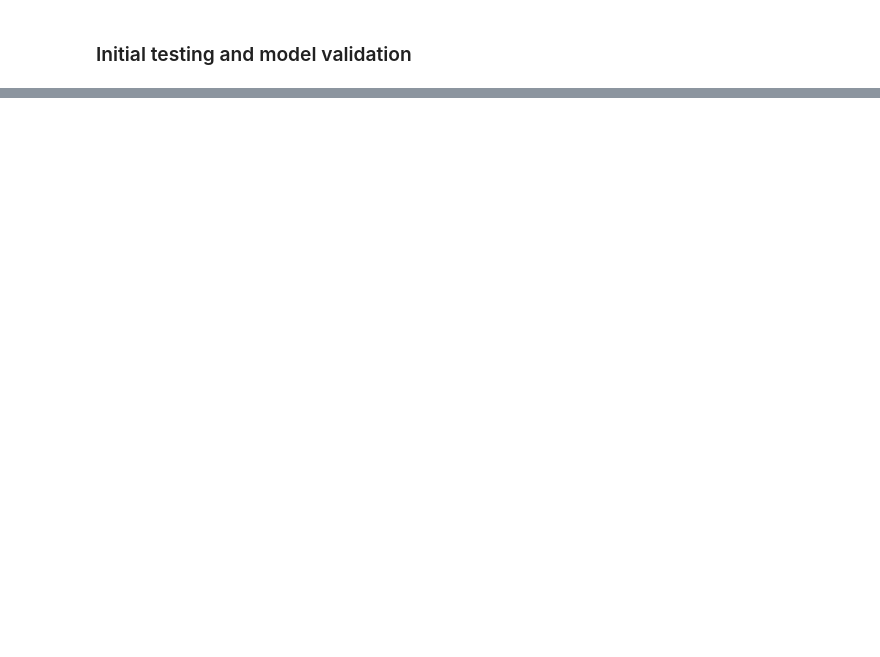
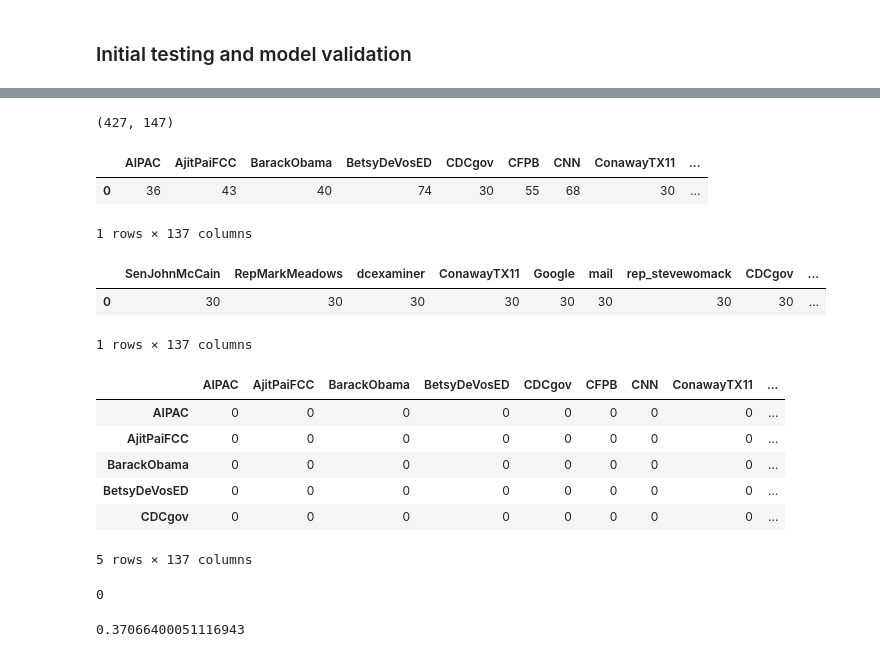
Before and after one commit to Pspanky/CS69-Final, a Jupyter notebook: Data Cleaning.ipynb, the cells around one changed output, grey strips where cells are left out. Saved outputs shown, nothing was run; the diff lists cells and outputs as text; code cells hidden in the pictures; blank space fills up the shorter version.

```diff
--- a/Data Cleaning.ipynb
+++ b/Data Cleaning.ipynb
@@ -284,0 +464,2 @@ TypeError: doc2bow expects an array of unicode tokens on input, not a single str
+# %%
+mdf1 = mdf.transpose()
@@ -284,0 +486,2 @@ TypeError: doc2bow expects an array of unicode tokens on input, not a single str
+# %%
+mdf2 = mdf1[mdf1[0] >= 30]
@@ -284,0 +497,2 @@ TypeError: doc2bow expects an array of unicode tokens on input, not a single str
+# %%
+mdf3 = mdf2.transpose()
@@ -293,0 +927,10 @@ X_train, X_test, y_train, y_test = train_test_split(X, y, test_size=0.25, random
+# %%
+df_final.shape
+# %% [output]
+(427, 147)
+# %%
+mdf3.head()
+# %% [output]
+|  | AIPAC | AjitPaiFCC | BarackObama | BetsyDeVosED | CDCgov | CFPB | CNN | ConawayTX11 | ... |
+| 0 | 36 | 43 | 40 | 74 | 30 | 55 | 68 | 30 | ... |
+1 rows × 137 columns
@@ -293,0 +939,26 @@ X_train, X_test, y_train, y_test = train_test_split(X, y, test_size=0.25, random
+# %%
+mdf3[new_columns]
+# %% [output]
+|  | SenJohnMcCain | RepMarkMeadows | dcexaminer | ConawayTX11 | Google | mail | rep_stevewomack | CDCgov | ... |
+| 0 | 30 | 30 | 30 | 30 | 30 | 30 | 30 | 30 | ... |
+1 rows × 137 columns
+# %%
+cc_matrix = pd.DataFrame(0, index = mdf3.columns, columns = mdf3.columns, )
+# %%
+cc_matrix.head()
+# %% [output]
+|  | AIPAC | AjitPaiFCC | BarackObama | BetsyDeVosED | CDCgov | CFPB | CNN | ConawayTX11 | ... |
+| AIPAC | 0 | 0 | 0 | 0 | 0 | 0 | 0 | 0 | ... |
+| AjitPaiFCC | 0 | 0 | 0 | 0 | 0 | 0 | 0 | 0 | ... |
+| BarackObama | 0 | 0 | 0 | 0 | 0 | 0 | 0 | 0 | ... |
+| BetsyDeVosED | 0 | 0 | 0 | 0 | 0 | 0 | 0 | 0 | ... |
+| CDCgov | 0 | 0 | 0 | 0 | 0 | 0 | 0 | 0 | ... |
+5 rows × 137 columns
+# %%
+cc_matrix['AIPAC']['CDCgov']
+# %% [output]
+0
+# %%
+author_topics[5][2]
+# %% [output]
+0.37066400051116943
```
Also changed, not shown: parts of 119 cells of this notebook, 2 other files.
